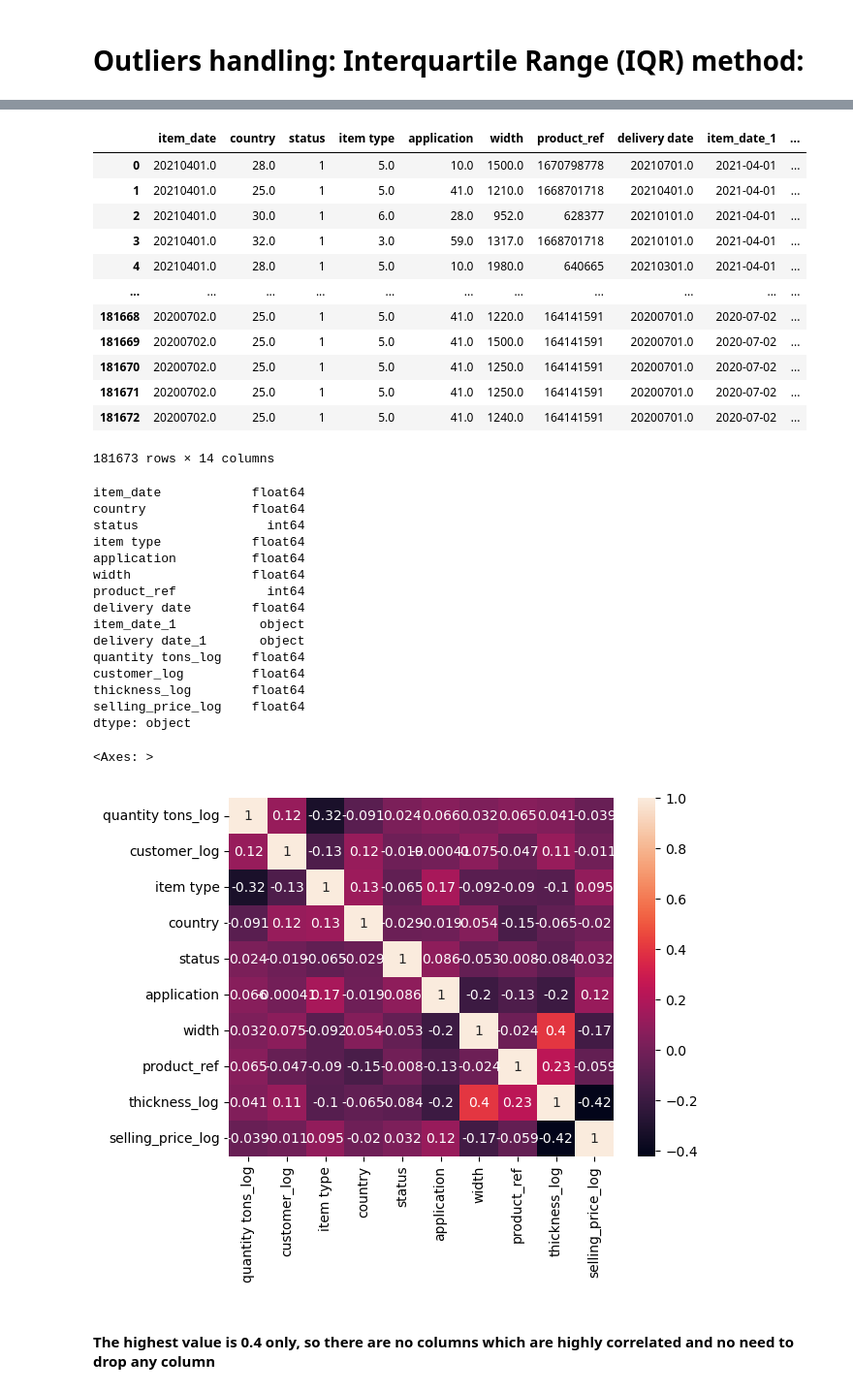
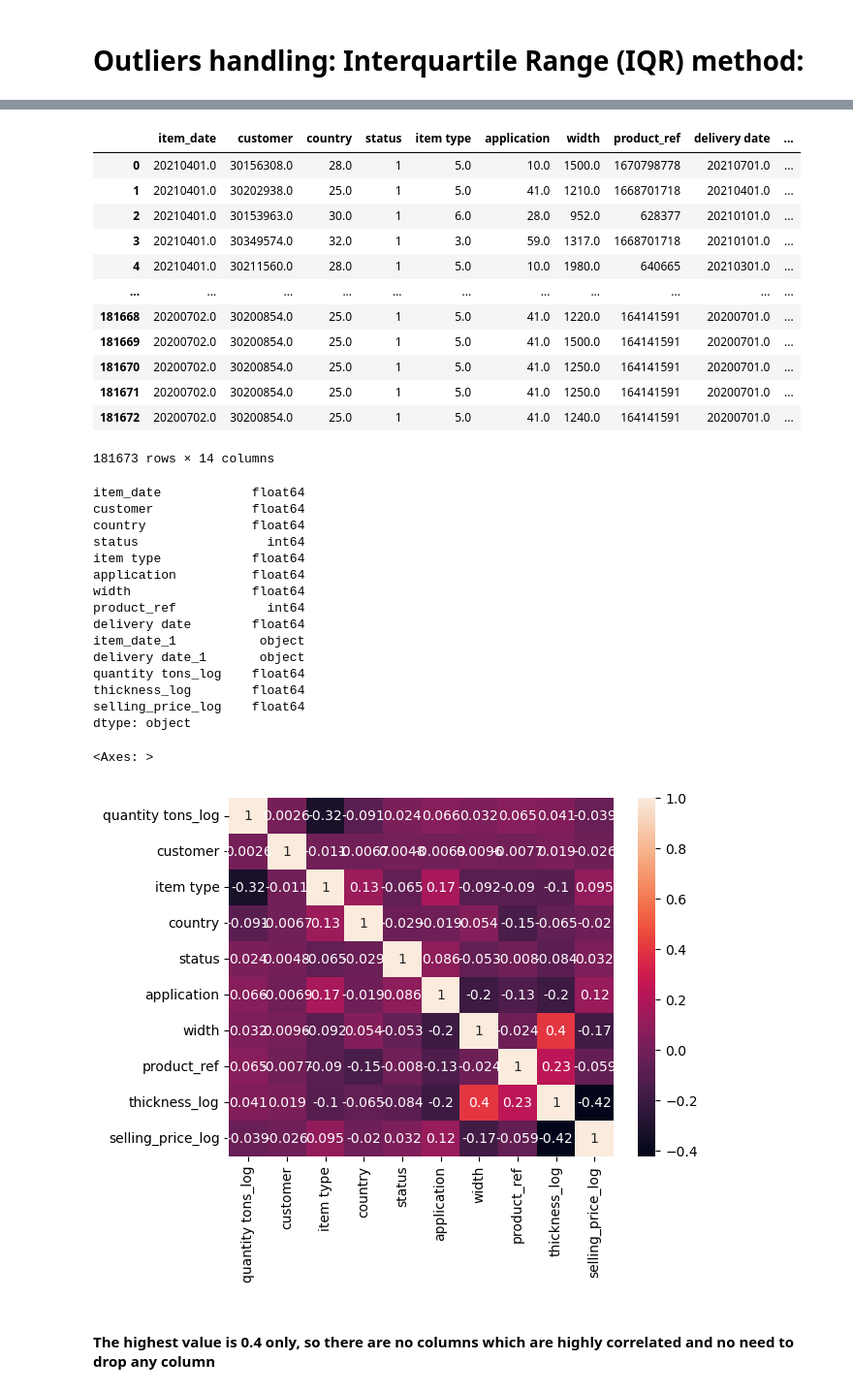
Before and after one commit to vishwasbasotra/Industrial-Copper-Modeling, a Jupyter notebook: Industrial Copper Modeling.ipynb, the cells around one changed output, grey strips where cells are left out. Shown at 97% size. Saved outputs shown, nothing was run; the diff lists cells and outputs as text; code cells hidden in the pictures.

```diff
--- a/Industrial Copper Modeling.ipynb
+++ b/Industrial Copper Modeling.ipynb
@@ -332,7 +332,7 @@ for i in ['quantity tons', 'customer', 'country', 'item type', 'application', 't
 
 df1 = df.copy()
 df1['quantity tons_log'] = np.log(df['quantity tons'])
-df1['customer_log'] = np.log(df['customer'])
+#df1['customer_log'] = np.log(df['customer'])
 df1['thickness_log'] = np.log(df['thickness'])
 df1['selling_price_log'] = np.log(df['selling_price'])
 df1.head()
@@ -436,29 +433,30 @@ df2. describe().T
 | thickness_log | 181673.0 | 4.803321e-01 | 9.335680e-01 | -1.714798e+00 | -3.566749e-01 | 4.054651e-01 | 1.098612e+00 | 3.281543e+00 |
 | selling_price_log | 181673.0 | 6.680786e+00 | 2.553793e-01 | 5.975038e+00 | 6.505784e+00 | 6.699500e+00 | 6.859615e+00 | 7.390361e+00 |
 # %%
-# after adding new columns 'quantity tons_log', 'thickness_log', 'selling_price_log' and 'customer_log'
+# after adding new columns 'quantity tons_log', 'thickness_log' and 'selling_price_log'
 # we can delete the existing columns
-df3 = df2.drop(columns=['quantity tons', 'thickness', 'customer', 'selling_price'])
+df3 = df2.drop(columns=['quantity tons', 'thickness', 'selling_price'])
 df3
 # %% [output]
-|  | item_date | country | status | item type | application | width | product_ref | delivery date | item_date_1 | ... |
-| 0 | 20210401.0 | 28.0 | 1 | 5.0 | 10.0 | 1500.0 | 1670798778 | 20210701.0 | 2021-04-01 | ... |
-| 1 | 20210401.0 | 25.0 | 1 | 5.0 | 41.0 | 1210.0 | 1668701718 | 20210401.0 | 2021-04-01 | ... |
-| 2 | 20210401.0 | 30.0 | 1 | 6.0 | 28.0 | 952.0 | 628377 | 20210101.0 | 2021-04-01 | ... |
-| 3 | 20210401.0 | 32.0 | 1 | 3.0 | 59.0 | 1317.0 | 1668701718 | 20210101.0 | 2021-04-01 | ... |
-| 4 | 20210401.0 | 28.0 | 1 | 5.0 | 10.0 | 1980.0 | 640665 | 20210301.0 | 2021-04-01 | ... |
+|  | item_date | customer | country | status | item type | application | width | product_ref | delivery date | ... |
+| 0 | 20210401.0 | 30156308.0 | 28.0 | 1 | 5.0 | 10.0 | 1500.0 | 1670798778 | 20210701.0 | ... |
+| 1 | 20210401.0 | 30202938.0 | 25.0 | 1 | 5.0 | 41.0 | 1210.0 | 1668701718 | 20210401.0 | ... |
+| 2 | 20210401.0 | 30153963.0 | 30.0 | 1 | 6.0 | 28.0 | 952.0 | 628377 | 20210101.0 | ... |
+| 3 | 20210401.0 | 30349574.0 | 32.0 | 1 | 3.0 | 59.0 | 1317.0 | 1668701718 | 20210101.0 | ... |
+| 4 | 20210401.0 | 30211560.0 | 28.0 | 1 | 5.0 | 10.0 | 1980.0 | 640665 | 20210301.0 | ... |
 | ... | ... | ... | ... | ... | ... | ... | ... | ... | ... | ... |
-| 181668 | 20200702.0 | 25.0 | 1 | 5.0 | 41.0 | 1220.0 | 164141591 | 20200701.0 | 2020-07-02 | ... |
-| 181669 | 20200702.0 | 25.0 | 1 | 5.0 | 41.0 | 1500.0 | 164141591 | 20200701.0 | 2020-07-02 | ... |
-| 181670 | 20200702.0 | 25.0 | 1 | 5.0 | 41.0 | 1250.0 | 164141591 | 20200701.0 | 2020-07-02 | ... |
-| 181671 | 20200702.0 | 25.0 | 1 | 5.0 | 41.0 | 1250.0 | 164141591 | 20200701.0 | 2020-07-02 | ... |
-| 181672 | 20200702.0 | 25.0 | 1 | 5.0 | 41.0 | 1240.0 | 164141591 | 20200701.0 | 2020-07-02 | ... |
+| 181668 | 20200702.0 | 30200854.0 | 25.0 | 1 | 5.0 | 41.0 | 1220.0 | 164141591 | 20200701.0 | ... |
+| 181669 | 20200702.0 | 30200854.0 | 25.0 | 1 | 5.0 | 41.0 | 1500.0 | 164141591 | 20200701.0 | ... |
+| 181670 | 20200702.0 | 30200854.0 | 25.0 | 1 | 5.0 | 41.0 | 1250.0 | 164141591 | 20200701.0 | ... |
+| 181671 | 20200702.0 | 30200854.0 | 25.0 | 1 | 5.0 | 41.0 | 1250.0 | 164141591 | 20200701.0 | ... |
+| 181672 | 20200702.0 | 30200854.0 | 25.0 | 1 | 5.0 | 41.0 | 1240.0 | 164141591 | 20200701.0 | ... |
 181673 rows × 14 columns
 # %%
 #checking dtyoes of the columns
 df3.dtypes
 # %% [output]
 item_date            float64
+customer             float64
 country              float64
 status                 int64
 item type            float64
@@ -469,18 +467,17 @@ delivery date        float64
 item_date_1           object
 delivery date_1       object
 quantity tons_log    float64
-customer_log         float64
 thickness_log        float64
 selling_price_log    float64
 dtype: object
 # %%
 # need to verify if any column is highly correlated using heatmap, if any column's correlation value >= 0.7 (absolute value), need to drop that column
-col = ['quantity tons_log','customer_log', 'item type','country','status','application','width','product_ref','thickness_log','selling_price_log']
+col = ['quantity tons_log','customer', 'item type','country','status','application','width','product_ref','thickness_log','selling_price_log']
 df_heatmap = df3[col].corr()
 sns.heatmap(df_heatmap, annot=True)
 # %% [output]
 <Axes: >
-[figure, old version]
+[figure, new version]
 # %% [markdown]
 #### The highest value is 0.4 only, so there are no columns which are highly correlated and no need to drop any column
 # %% [markdown]
```
Also changed, not shown: parts of 112 cells of this notebook, 2 other files.
